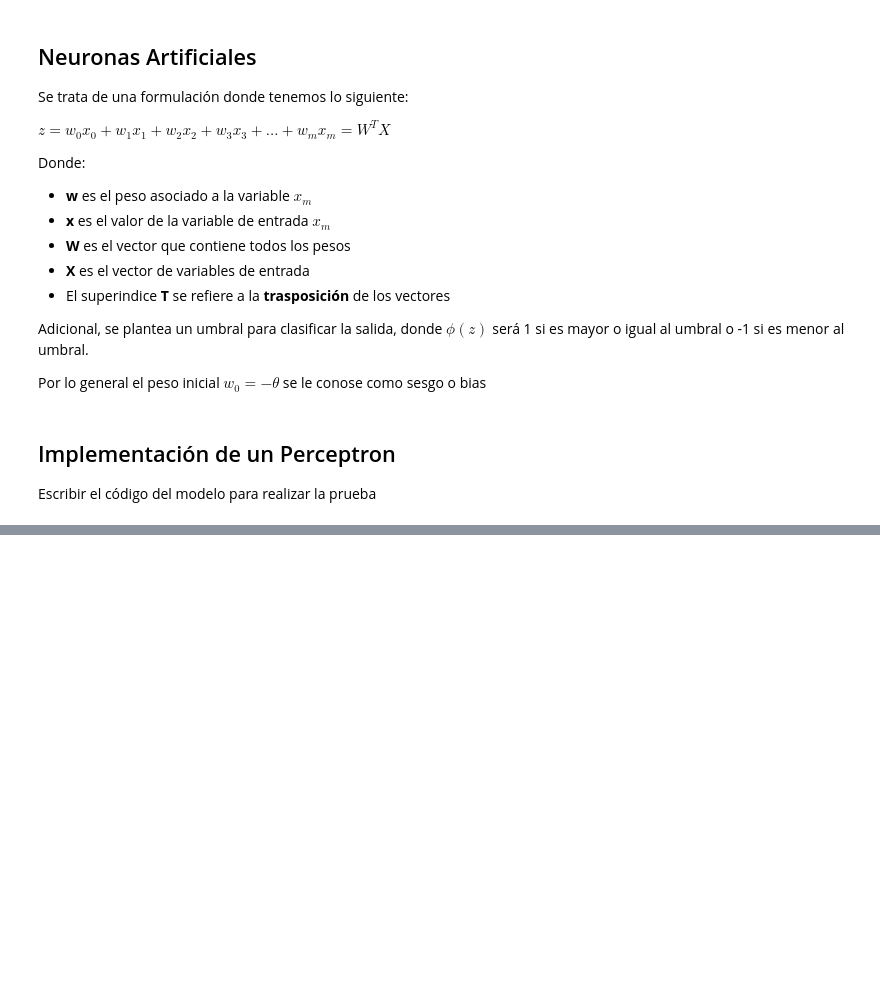
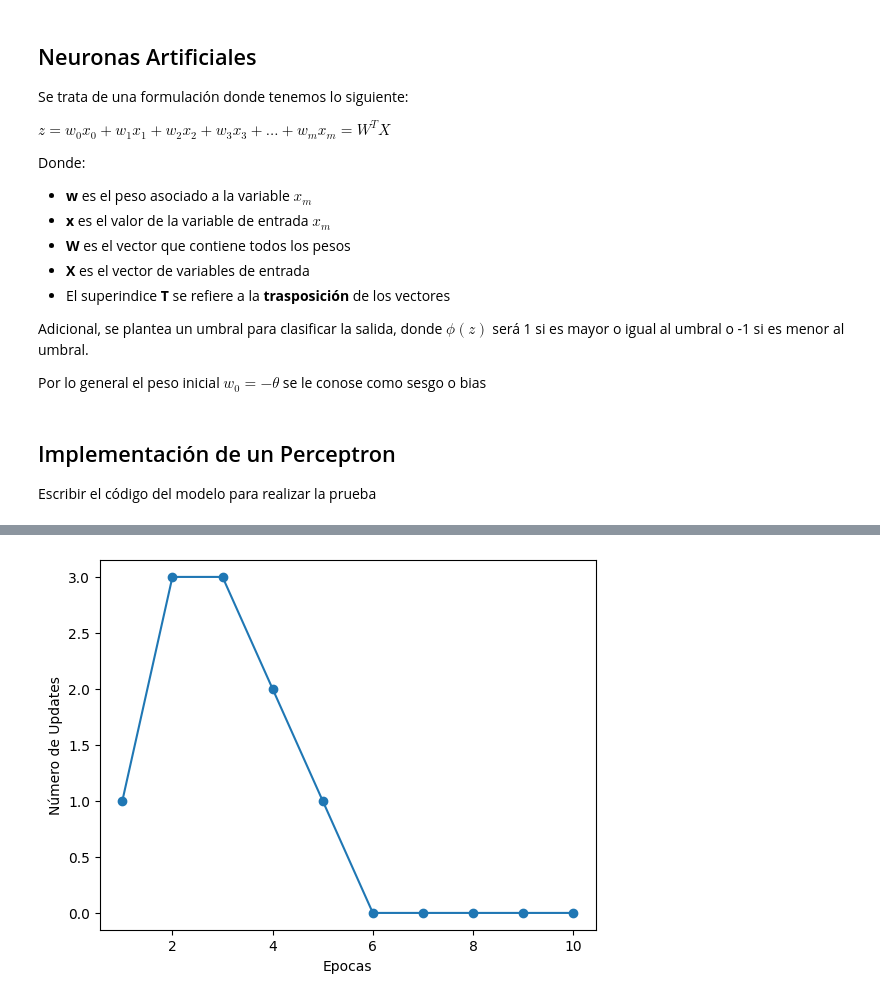
Before and after one commit to danielcala/Book-PythonMachineLearning-Notes, a Jupyter notebook: Chapter_2_PML.ipynb, the cells around one changed output, grey strips where cells are left out. Cells and saved outputs as stored; diff of their text form; code cells hidden in the pictures; blank space fills up the shorter version.

Commit message:
Perceptron model, update from chapter 2

```diff
--- a/Chapter_2_PML.ipynb
+++ b/Chapter_2_PML.ipynb
@@ -42,8 +42,8 @@ class Perceptron(object):
         for _ in range(self.n_iter):
             errors = 0
             for xi, target in zip(X,y):
-                update = self.eta * (target - self.predict[xi])
-                self.w_[1:] += update + xi
+                update = self.eta * (target - self.predict(xi))
+                self.w_[1:] += update * xi
                 self.w_[0] += update
                 errors += int(update != 0.0)
             self.errors_.append(errors)
@@ -82,0 +105,9 @@ display(iris)
+# %%
+ppn = Perceptron(eta = 0.1, n_iter = 10)
+ppn.fit(X,y)
+plt.plot(range(1, len(ppn.errors_) + 1),ppn.errors_,marker = 'o')
+plt.xlabel('Epocas')
+plt.ylabel('Número de Updates')
+plt.show()
+# %% [output]
+[figure, added]
```
Also changed, not shown: parts of 10 cells of this notebook.
